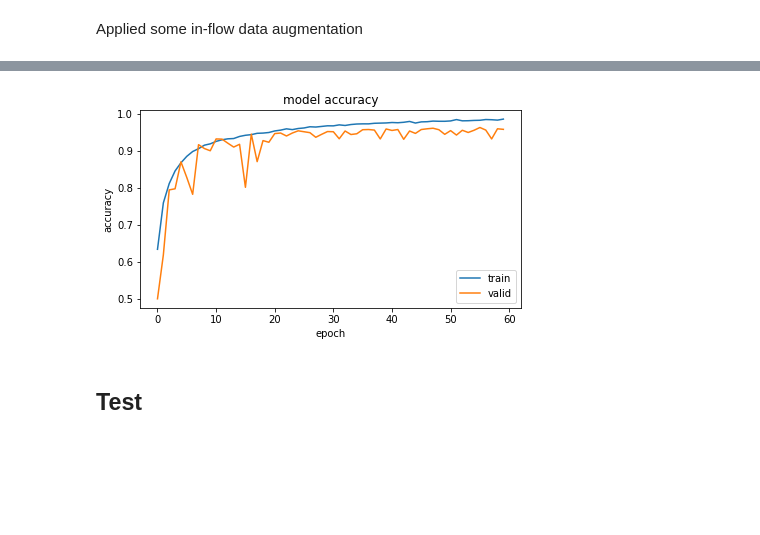
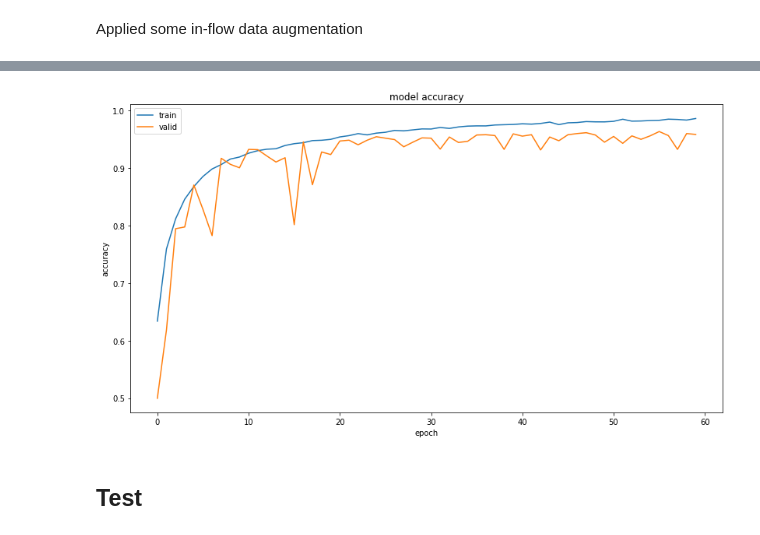
Before and after one commit to Satoszi/Kaggle-dogs-and-cats, a Jupyter notebook: simple_convolution.ipynb, the cells around one changed output, grey strips where cells are left out. Saved outputs shown, nothing was run; the diff lists cells and outputs as text; code cells hidden in the pictures; blank space fills up the shorter version.

```diff
--- a/simple_convolution.ipynb
+++ b/simple_convolution.ipynb
@@ -145,17 +147,17 @@ Epoch 60/60
 # %%
-plt.figure(1, figsize = (15,8))
+plt.figure(1, figsize = (30,16))
 
 plt.subplot(221)
 plt.plot(history.history['accuracy'])
 plt.plot(history.history['val_accuracy'])
 plt.title('model accuracy')
 plt.ylabel('accuracy')
 plt.xlabel('epoch')
 plt.legend(['train', 'valid'])
 
 plt.show()
 # %% [output]
-[figure, old version]
+[figure, new version]
 # %% [markdown]
 ## Test
 # %% [markdown]
```
Also changed, not shown: parts of 1 cell of this notebook, 6 other files.
